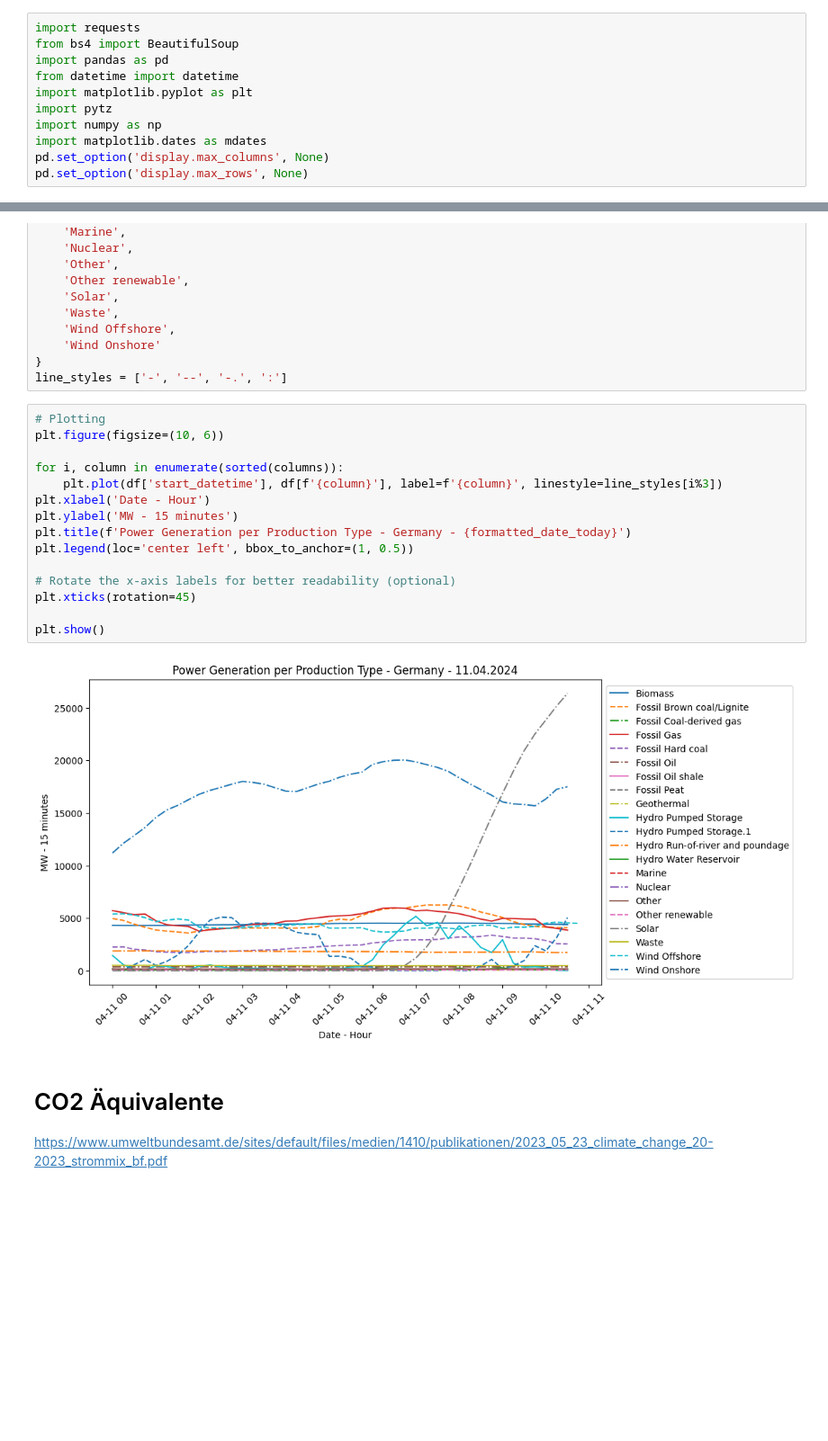
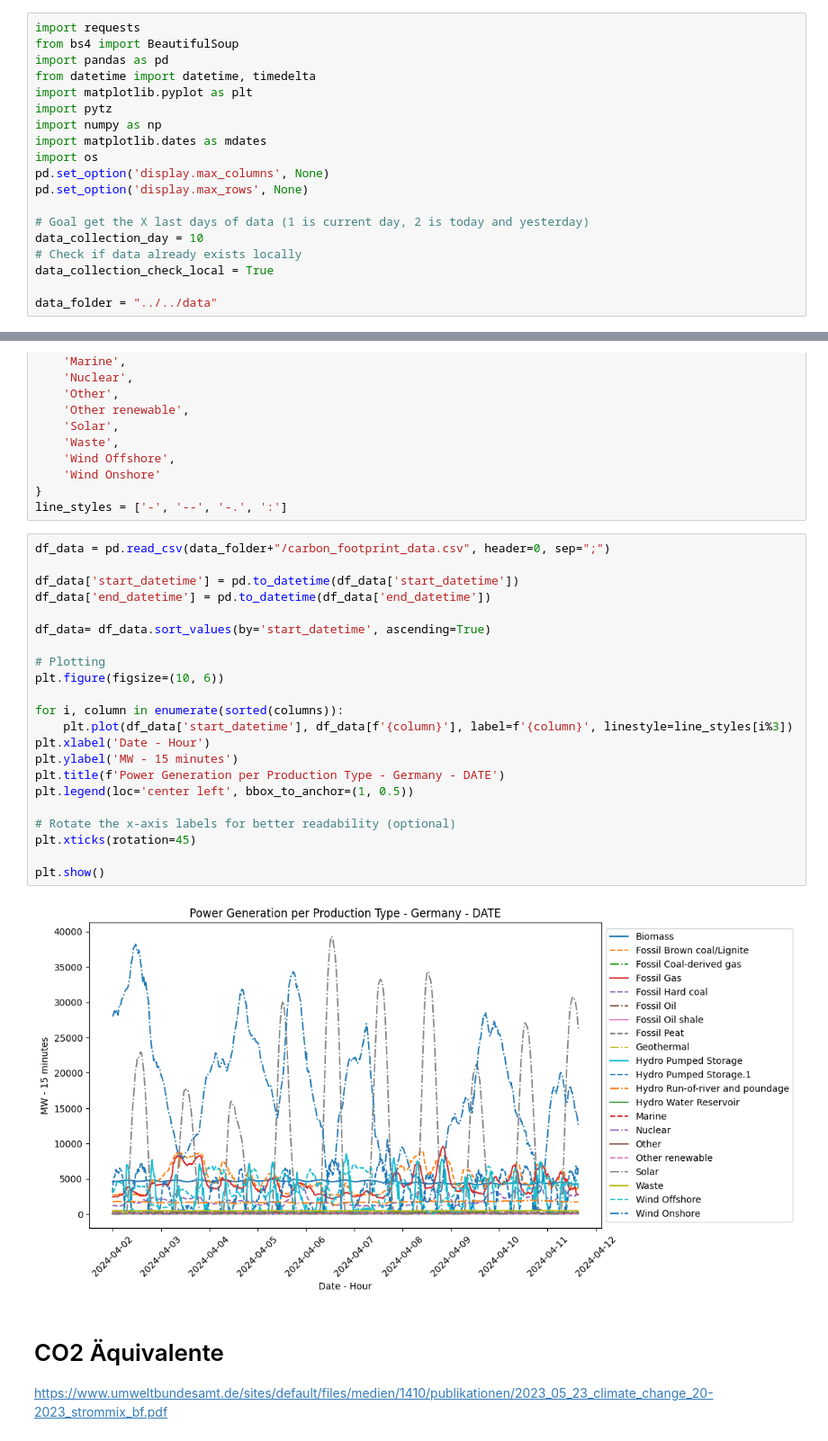
Before and after one commit to JonasSievers/Edge-AI-for-Energy-Management-Hardware-Implementations-of-Federated-Learning-Architectures, a Jupyter notebook: src/Data collection/carbon_footprint_data_collection_german_grid.ipynb, the cells around one changed output, grey strips where cells are left out. Shown at 90% size. Cells and saved outputs as stored; diff of their text form; blank space fills up the shorter version.

Commit message:
Carbon update and SMSAPI

```diff
--- a/src/Data collection/carbon_footprint_data_collection_german_grid.ipynb
+++ b/src/Data collection/carbon_footprint_data_collection_german_grid.ipynb
@@ -2,10 +2,18 @@
 import requests
 from bs4 import BeautifulSoup
 import pandas as pd
-from datetime import datetime
+from datetime import datetime, timedelta
 import matplotlib.pyplot as plt
 import pytz
 import numpy as np
 import matplotlib.dates as mdates
+import os
 pd.set_option('display.max_columns', None)
 pd.set_option('display.max_rows', None)
+
+# Goal get the X last days of data (1 is current day, 2 is today and yesterday)
+data_collection_day = 10
+# Check if data already exists locally
+data_collection_check_local = True
+
+data_folder = "../../data"
@@ -112,22 +190,29 @@ columns = {
 }
 line_styles = ['-', '--', '-.', ':']
 # %%
+df_data = pd.read_csv(data_folder+"/carbon_footprint_data.csv", header=0, sep=";")
+
+df_data['start_datetime'] = pd.to_datetime(df_data['start_datetime'])
+df_data['end_datetime'] = pd.to_datetime(df_data['end_datetime'])
+
+df_data= df_data.sort_values(by='start_datetime', ascending=True)
+
 # Plotting
 plt.figure(figsize=(10, 6))
 
 for i, column in enumerate(sorted(columns)):
-    plt.plot(df['start_datetime'], df[f'{column}'], label=f'{column}', linestyle=line_styles[i%3])
+    plt.plot(df_data['start_datetime'], df_data[f'{column}'], label=f'{column}', linestyle=line_styles[i%3])
 plt.xlabel('Date - Hour')
 plt.ylabel('MW - 15 minutes')
-plt.title(f'Power Generation per Production Type - Germany - {formatted_date_today}')
+plt.title(f'Power Generation per Production Type - Germany - DATE')
 plt.legend(loc='center left', bbox_to_anchor=(1, 0.5))
 
 # Rotate the x-axis labels for better readability (optional)
 plt.xticks(rotation=45)
 
 plt.show()
 # %% [output]
-[figure, old version]
+[figure, new version]
 # %% [markdown]
 # CO2 Äquivalente
 
```
Also changed, not shown: parts of 7 cells of this notebook, 4 other files.
